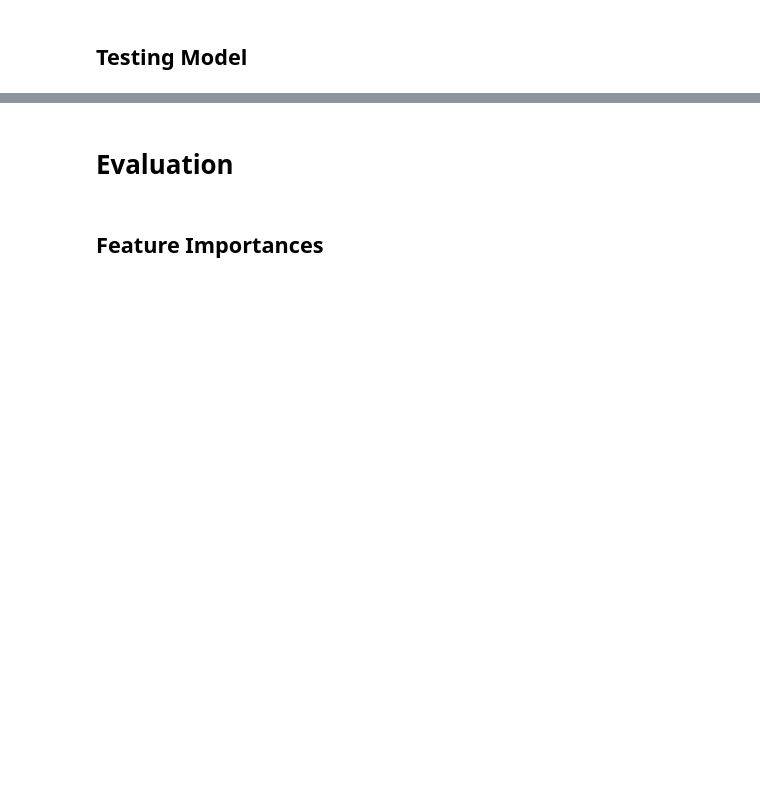
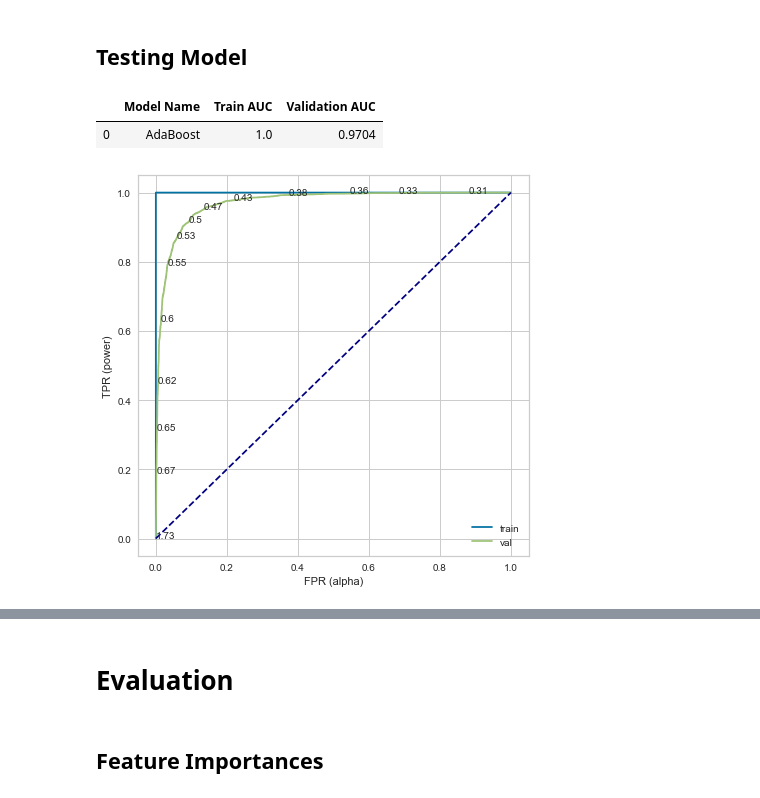
Before and after one commit to awesomeahi95/Forest_Trees, a Jupyter notebook: Forest_Ahilan.ipynb, the cells around one changed output, grey strips where cells are left out. Saved outputs shown, nothing was run; the diff lists cells and outputs as text; code cells hidden in the pictures; blank space fills up the shorter version.

```diff
--- a/Forest_Ahilan.ipynb
+++ b/Forest_Ahilan.ipynb
@@ -774,2 +497,8 @@ threshold_calculator(adaboost_dtree.cm_values,adaboost_dtree.threshold_df)
 # %% [markdown]
 ## Testing Model
+# %%
+adaboost_dtree.get_test_scores(X_test_S,y_test)
+# %% [output]
+|  | Model Name | Train AUC | Validation AUC |
+| 0 | AdaBoost | 1.0 | 0.9704 |
+[figure, added]
```
Also changed, not shown: parts of 26 cells of this notebook, 2 other files.
